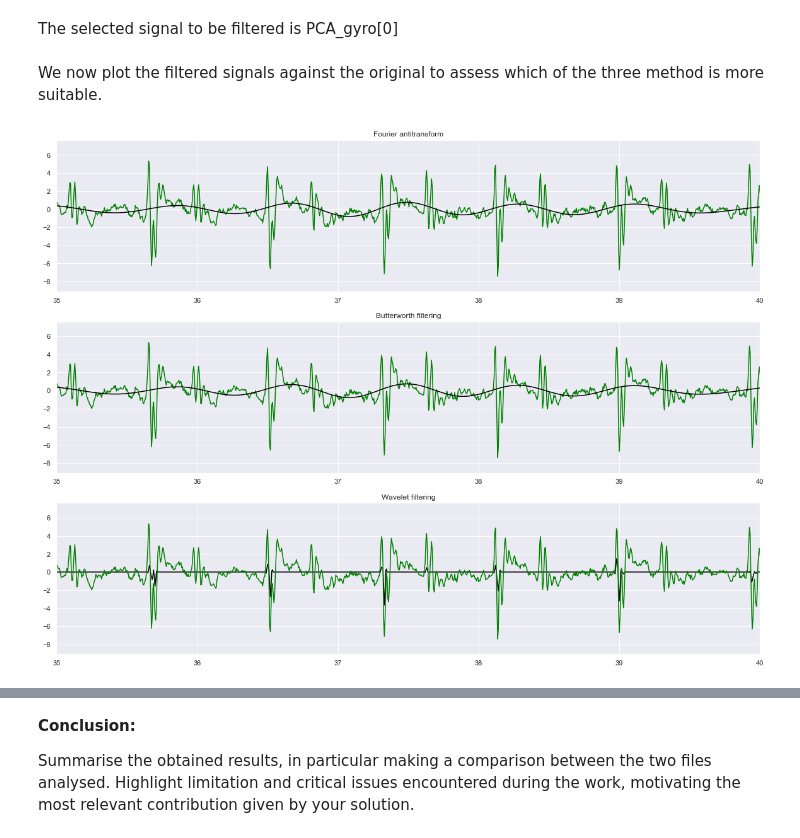
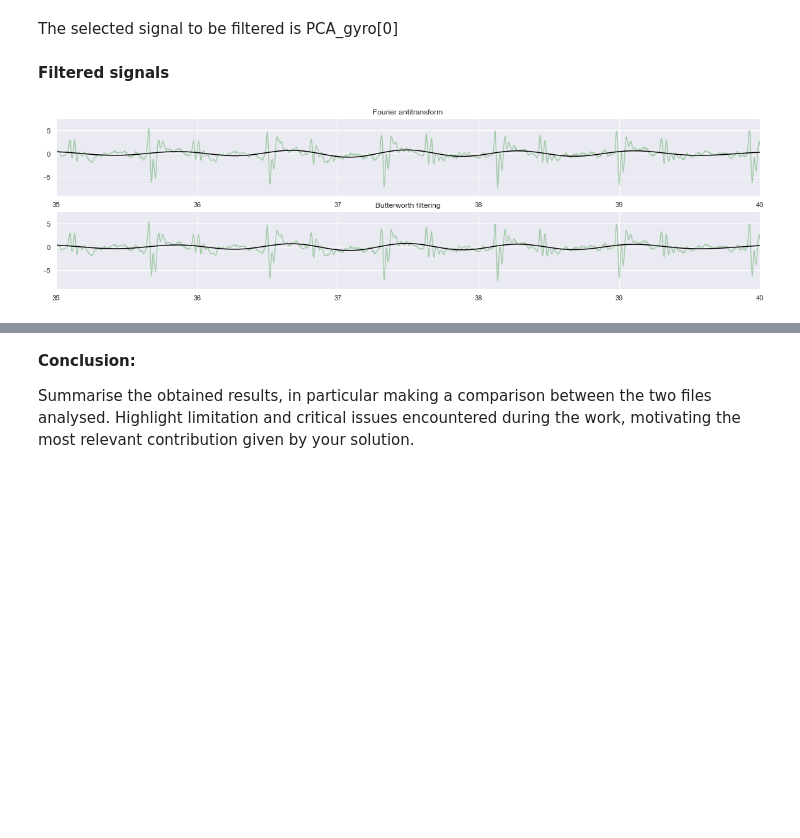
Before and after one commit to CrostaBot/HeartRateEstimation, a Jupyter notebook: SCG.ipynb, the cells around one changed output, grey strips where cells are left out. Cells and saved outputs as stored; diff of their text form; code cells hidden in the pictures; blank space fills up the shorter version.

```diff
--- a/SCG.ipynb
+++ b/SCG.ipynb
@@ -448,2 +447,0 @@ sig_filt_wavelet = wavelet(selected)
-# %% [markdown]
-We now plot the filtered signals against the original to assess which of the three method is more suitable.
@@ -450,22 +500,24 @@ We now plot the filtered signals against the original to assess which of the thr
+# %% [markdown]
+**Filtered signals**
 # %%
 # Plot
-figure, axis = plt.subplots(3, 1, figsize = (20, 15))
+figure, axis = plt.subplots(2, 1, figsize = (20, 5))
 
-axis[0].plot(time, selected, 'green')
+axis[0].plot(time, selected, 'green',alpha=0.3)
 axis[0].plot(time, sig_filt_fft, 'black')
 axis[0].set_xlim([35,40])
 axis[0].set_title("Fourier antitransform")
 
-axis[1].plot(time, selected, 'green')
+axis[1].plot(time, selected, 'green',alpha=0.3)
 axis[1].plot(time, sig_filt_butter, 'black')
 axis[1].set_xlim([35,40])
 axis[1].set_title("Butterworth filtering")
 
-axis[2].plot(time, sig_filt_wavelet, 'black')
-axis[2].plot(time, selected, 'green')
-axis[2].set_xlim([35,40])
-axis[2].set_title("Wavelet filtering")
+#axis[2].plot(time, sig_filt_wavelet, 'black')
+#axis[2].plot(time, selected, 'green',alpha=0.3)
+#axis[2].set_xlim([35,40])
+#axis[2].set_title("Wavelet filtering")
 
 plt.show()
 # %% [output]
-[figure, old version]
+[figure, new version]
```
Also changed, not shown: parts of 17 cells of this notebook.
